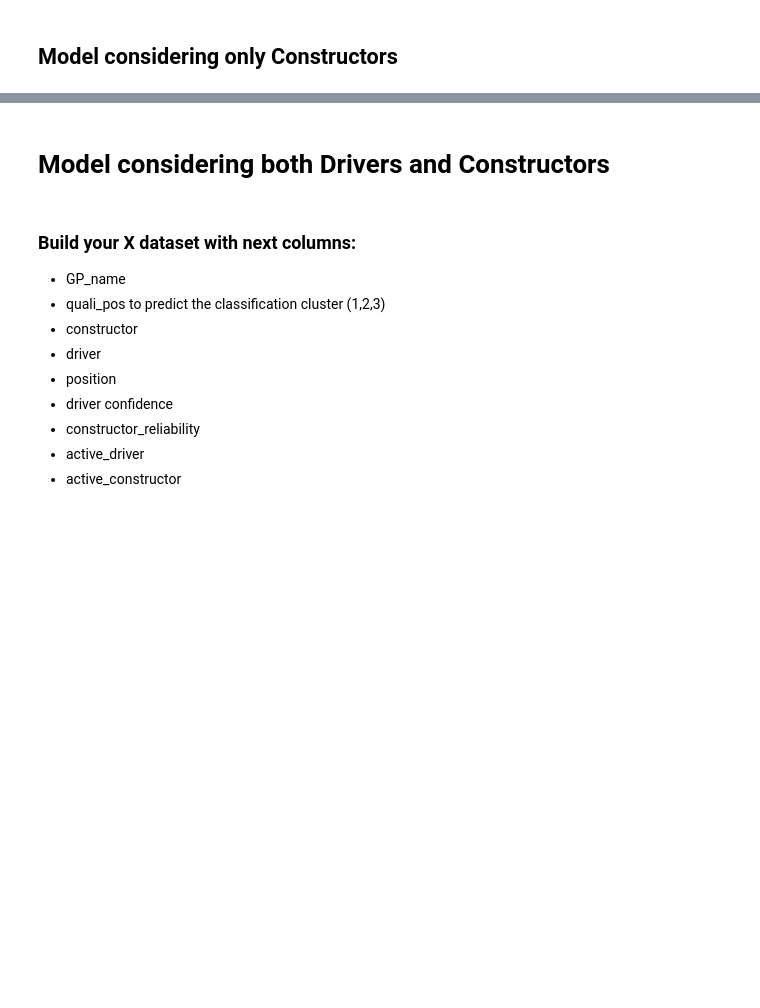
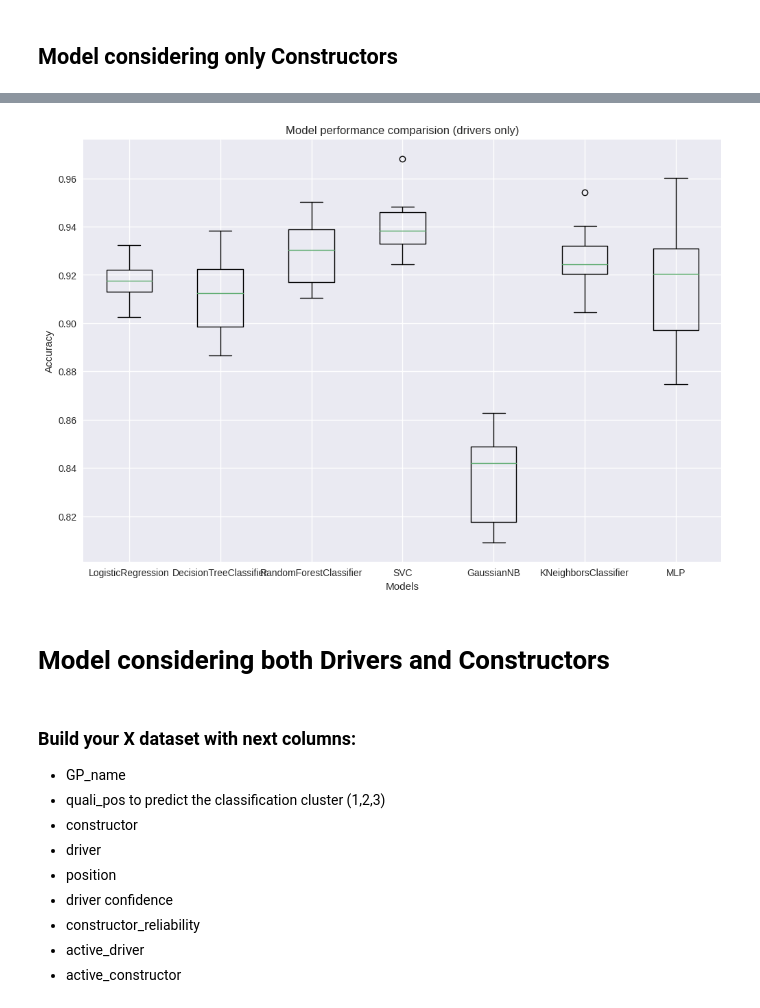
Before and after one commit to andresnowak/formula_1_ai_model, a Jupyter notebook: 04.ML_Modelling.ipynb, the cells around one changed output, grey strips where cells are left out. Cells and saved outputs as stored; diff of their text form; code cells hidden in the pictures; blank space fills up the shorter version.

```diff
--- a/04.ML_Modelling.ipynb
+++ b/04.ML_Modelling.ipynb
@@ -419,3 +749,7 @@ plt.show()
+# %%
+print_box_plots(results_const, name_const)
+# %% [output]
+[figure, added]
 # %% [markdown]
 # Model considering both Drivers and Constructors
 # %%
```
Also changed, not shown: parts of 28 cells of this notebook.
